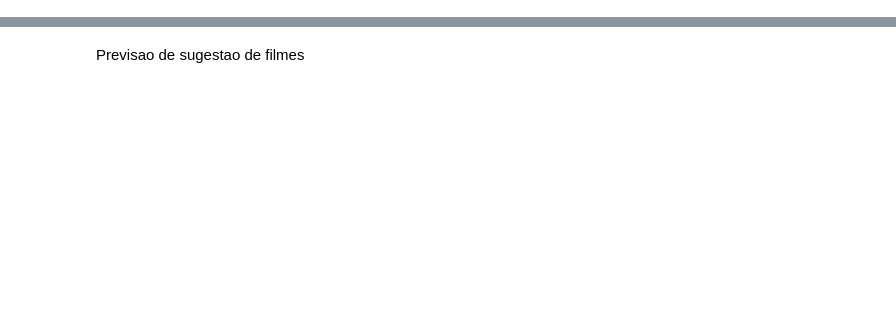
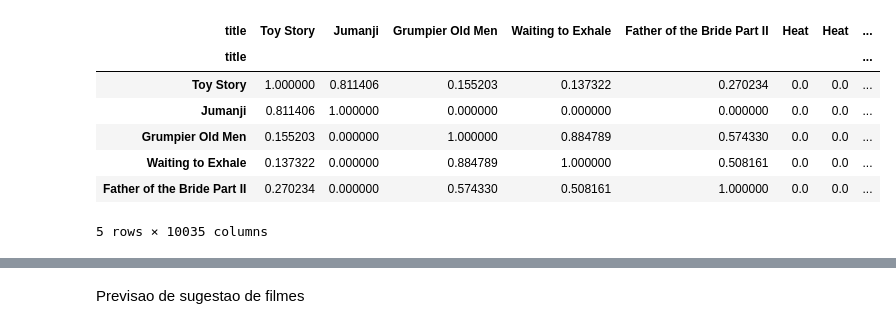
Before and after one commit to rasecfaria/FinalProject, a Jupyter notebook: projeto.ipynb, the cells around one changed output, grey strips where cells are left out. Cells and saved outputs as stored; diff of their text form; code cells hidden in the pictures; blank space fills up the shorter version.

```diff
--- a/projeto.ipynb
+++ b/projeto.ipynb
@@ -23,0 +88,6 @@ ratings['userId'].value_counts()
+# %%
+vec  = TfidfVectorizer()
+tfidf = vec.fit_transform(df2['Infos'].apply(lambda x: np.str_(x)))
+# %%
+sim = cosine_similarity(tfidf)
+sim
@@ -23,0 +108,12 @@ ratings['userId'].value_counts()
+# %%
+sim_df2 = pd.DataFrame(sim, columns=df2['title'], index=df2['title'])
+sim_df2.head()
+# %% [output]
+| title | Toy Story | Jumanji | Grumpier Old Men | Waiting to Exhale | Father of the Bride Part II | Heat | Heat | ... |
+| title |  |  |  |  |  |  |  | ... |
+| Toy Story | 1.000000 | 0.811406 | 0.155203 | 0.137322 | 0.270234 | 0.0 | 0.0 | ... |
+| Jumanji | 0.811406 | 1.000000 | 0.000000 | 0.000000 | 0.000000 | 0.0 | 0.0 | ... |
+| Grumpier Old Men | 0.155203 | 0.000000 | 1.000000 | 0.884789 | 0.574330 | 0.0 | 0.0 | ... |
+| Waiting to Exhale | 0.137322 | 0.000000 | 0.884789 | 1.000000 | 0.508161 | 0.0 | 0.0 | ... |
+| Father of the Bride Part II | 0.270234 | 0.000000 | 0.574330 | 0.508161 | 1.000000 | 0.0 | 0.0 | ... |
+5 rows × 10035 columns
```
Also changed, not shown: parts of 29 cells of this notebook.
